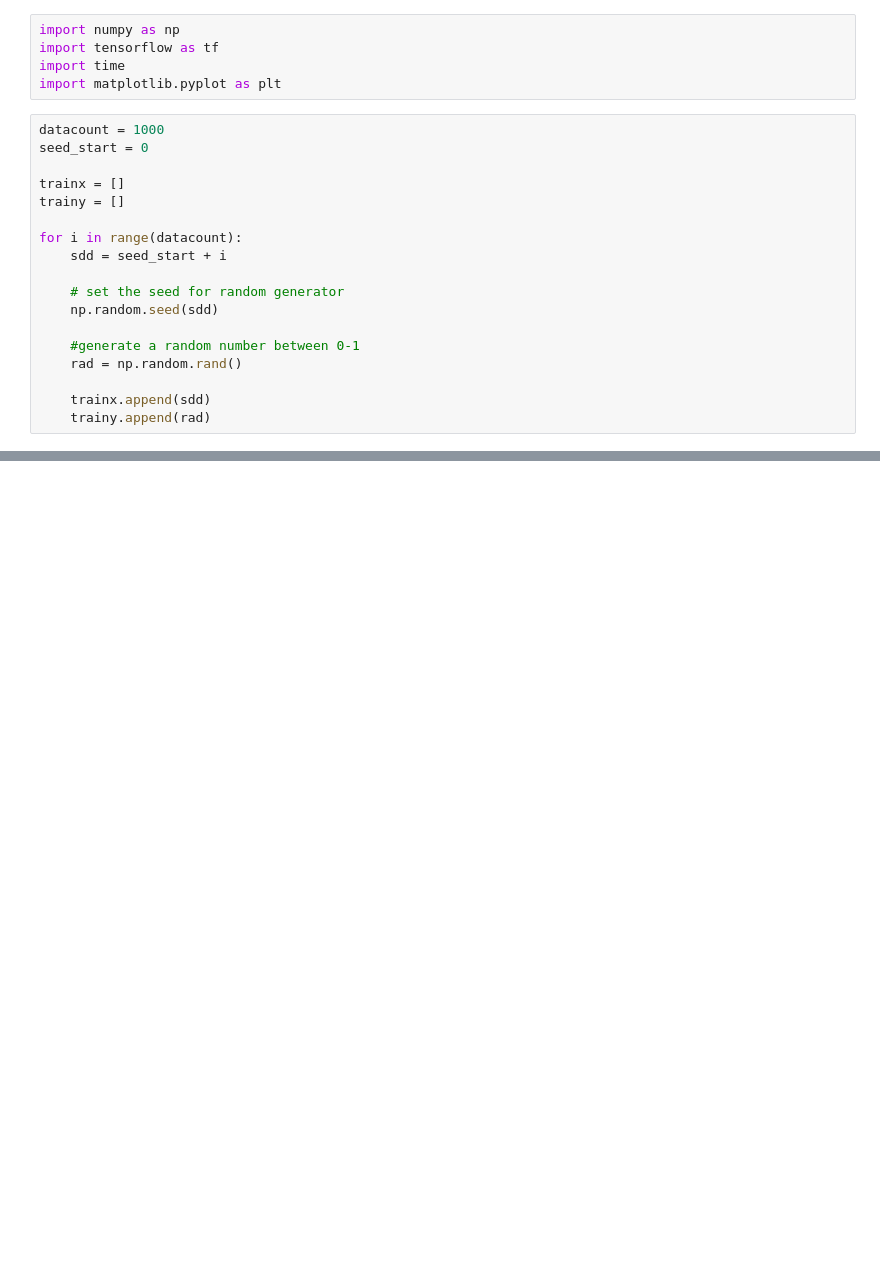
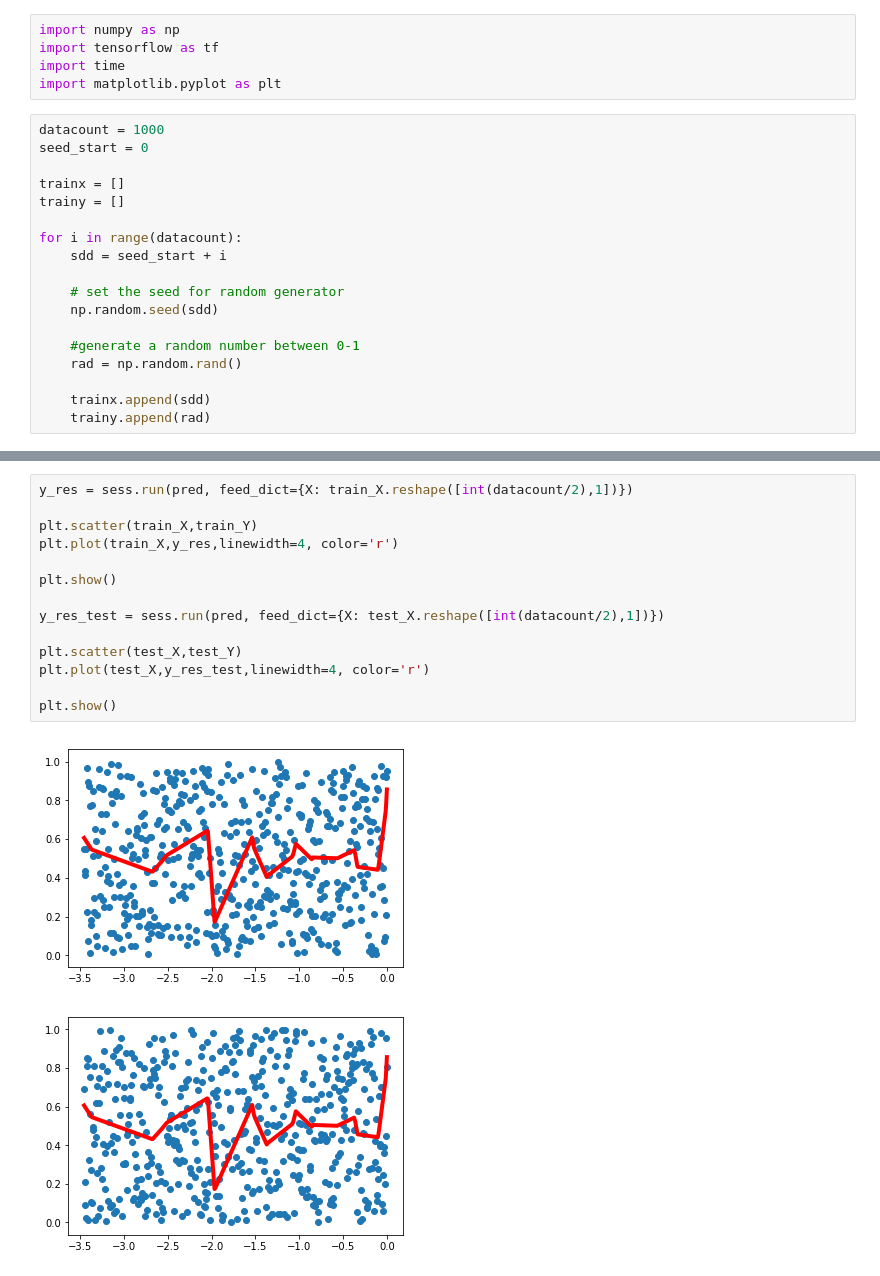
Before and after one commit to yusuftas/blog_python_codes, a Jupyter notebook: learning_randomness_attempt1/learning_randomness_attempt1.ipynb, the cells around one changed output, grey strips where cells are left out. Cells and saved outputs as stored; diff of their text form; blank space fills up the shorter version.

```diff
--- a/learning_randomness_attempt1/learning_randomness_attempt1.ipynb
+++ b/learning_randomness_attempt1/learning_randomness_attempt1.ipynb
@@ -42,0 +194,17 @@ plt.show()
+# %%
+y_res = sess.run(pred, feed_dict={X: train_X.reshape([int(datacount/2),1])})
+
+plt.scatter(train_X,train_Y)
+plt.plot(train_X,y_res,linewidth=4, color='r')
+
+plt.show()
+
+y_res_test = sess.run(pred, feed_dict={X: test_X.reshape([int(datacount/2),1])})
+
+plt.scatter(test_X,test_Y)
+plt.plot(test_X,y_res_test,linewidth=4, color='r')
+
+plt.show()
+# %% [output]
+[figure, added]
+[figure, added]
```
Also changed, not shown: parts of 8 cells of this notebook, 4 other files.
